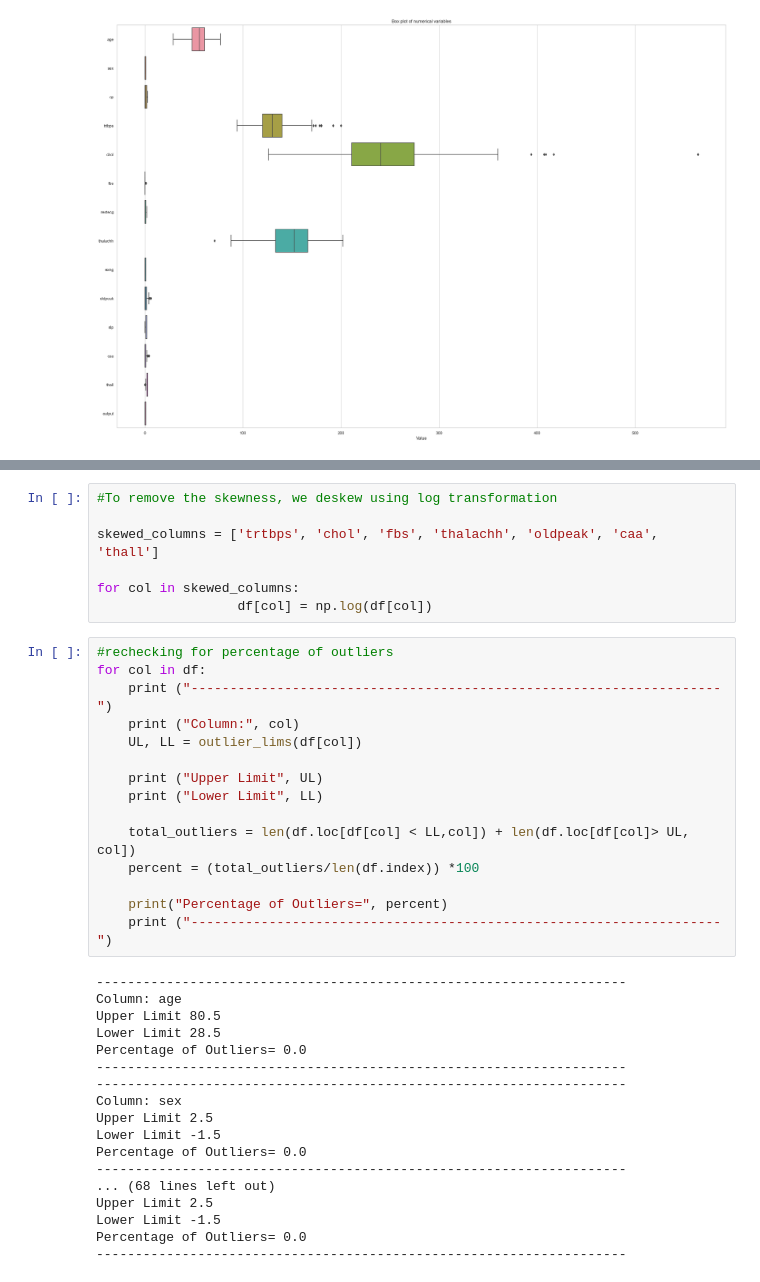
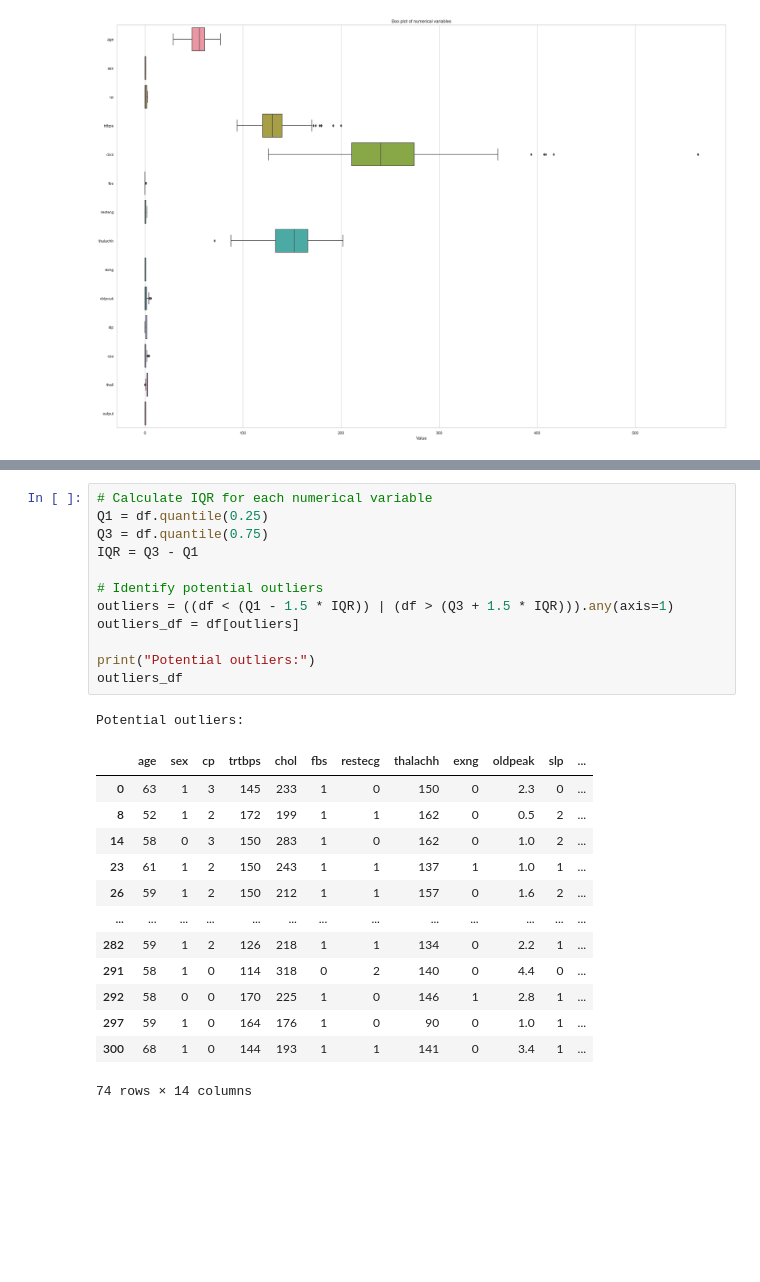
Before and after one commit to austinLorenzMccoy/MLproject, a Jupyter notebook: notebook/data/EDA.ipynb, the cells around one changed output, grey strips where cells are left out. Cells and saved outputs as stored; diff of their text form; blank space fills up the shorter version.

Commit message:
Data Transformation done

```diff
--- a/notebook/data/EDA.ipynb
+++ b/notebook/data/EDA.ipynb
@@ -222,40 +200,27 @@ Percentage of Outliers= 0.0
-# %%
-#To remove the skewness, we deskew using log transformation
-
-skewed_columns = ['trtbps', 'chol', 'fbs', 'thalachh', 'oldpeak', 'caa', 'thall']
-
-for col in skewed_columns:
-                  df[col] = np.log(df[col])
-# %%
-#rechecking for percentage of outliers
-for col in df:
-    print ("--------------------------------------------------------------------")
-    print ("Column:", col)
-    UL, LL = outlier_lims(df[col])
-
-    print ("Upper Limit", UL)
-    print ("Lower Limit", LL)
-
-    total_outliers = len(df.loc[df[col] < LL,col]) + len(df.loc[df[col]> UL, col])
-    percent = (total_outliers/len(df.index)) *100
-
-    print("Percentage of Outliers=", percent)
-    print ("--------------------------------------------------------------------")
-# %% [output]
---------------------------------------------------------------------
-Column: age
-Upper Limit 80.5
-Lower Limit 28.5
-Percentage of Outliers= 0.0
---------------------------------------------------------------------
---------------------------------------------------------------------
-Column: sex
-Upper Limit 2.5
-Lower Limit -1.5
-Percentage of Outliers= 0.0
---------------------------------------------------------------------
-... (68 lines left out)
-Upper Limit 2.5
-Lower Limit -1.5
-Percentage of Outliers= 0.0
---------------------------------------------------------------------
+# %%
+# Calculate IQR for each numerical variable
+Q1 = df.quantile(0.25)
+Q3 = df.quantile(0.75)
+IQR = Q3 - Q1
+
+# Identify potential outliers
+outliers = ((df < (Q1 - 1.5 * IQR)) | (df > (Q3 + 1.5 * IQR))).any(axis=1)
+outliers_df = df[outliers]
+
+print("Potential outliers:")
+outliers_df
+# %% [output]
+Potential outliers:
+|  | age | sex | cp | trtbps | chol | fbs | restecg | thalachh | exng | oldpeak | slp | ... |
+| 0 | 63 | 1 | 3 | 145 | 233 | 1 | 0 | 150 | 0 | 2.3 | 0 | ... |
+| 8 | 52 | 1 | 2 | 172 | 199 | 1 | 1 | 162 | 0 | 0.5 | 2 | ... |
+| 14 | 58 | 0 | 3 | 150 | 283 | 1 | 0 | 162 | 0 | 1.0 | 2 | ... |
+| 23 | 61 | 1 | 2 | 150 | 243 | 1 | 1 | 137 | 1 | 1.0 | 1 | ... |
+| 26 | 59 | 1 | 2 | 150 | 212 | 1 | 1 | 157 | 0 | 1.6 | 2 | ... |
+| ... | ... | ... | ... | ... | ... | ... | ... | ... | ... | ... | ... | ... |
+| 282 | 59 | 1 | 2 | 126 | 218 | 1 | 1 | 134 | 0 | 2.2 | 1 | ... |
+| 291 | 58 | 1 | 0 | 114 | 318 | 0 | 2 | 140 | 0 | 4.4 | 0 | ... |
+| 292 | 58 | 0 | 0 | 170 | 225 | 1 | 0 | 146 | 1 | 2.8 | 1 | ... |
+| 297 | 59 | 1 | 0 | 164 | 176 | 1 | 0 | 90 | 0 | 1.0 | 1 | ... |
+| 300 | 68 | 1 | 0 | 144 | 193 | 1 | 1 | 141 | 0 | 3.4 | 1 | ... |
+74 rows × 14 columns
```
Also changed, not shown: parts of 4 cells of this notebook, 6 other files.
